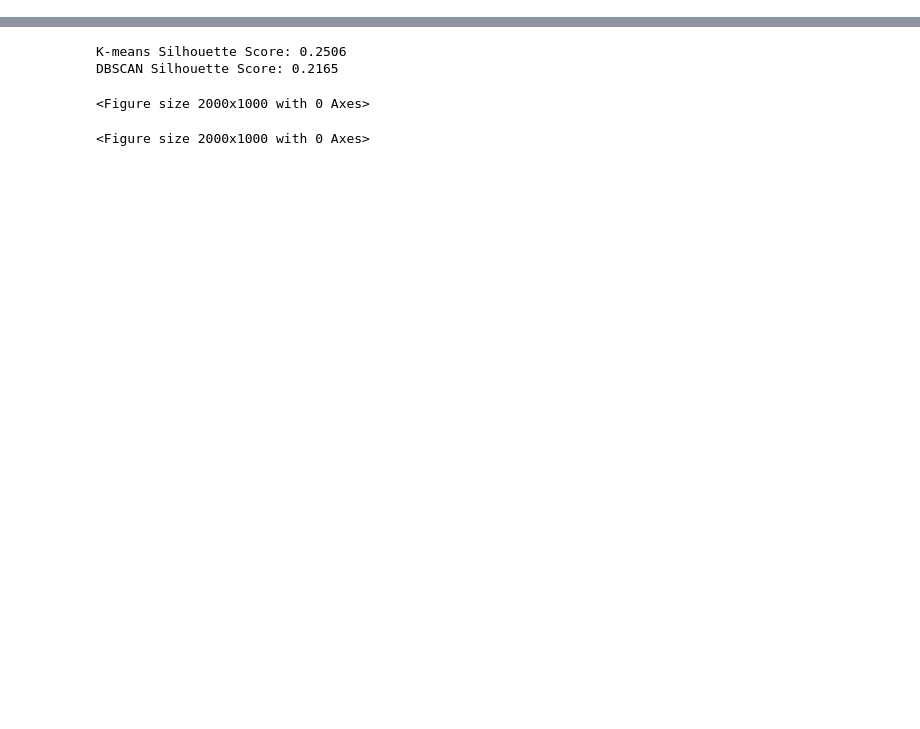
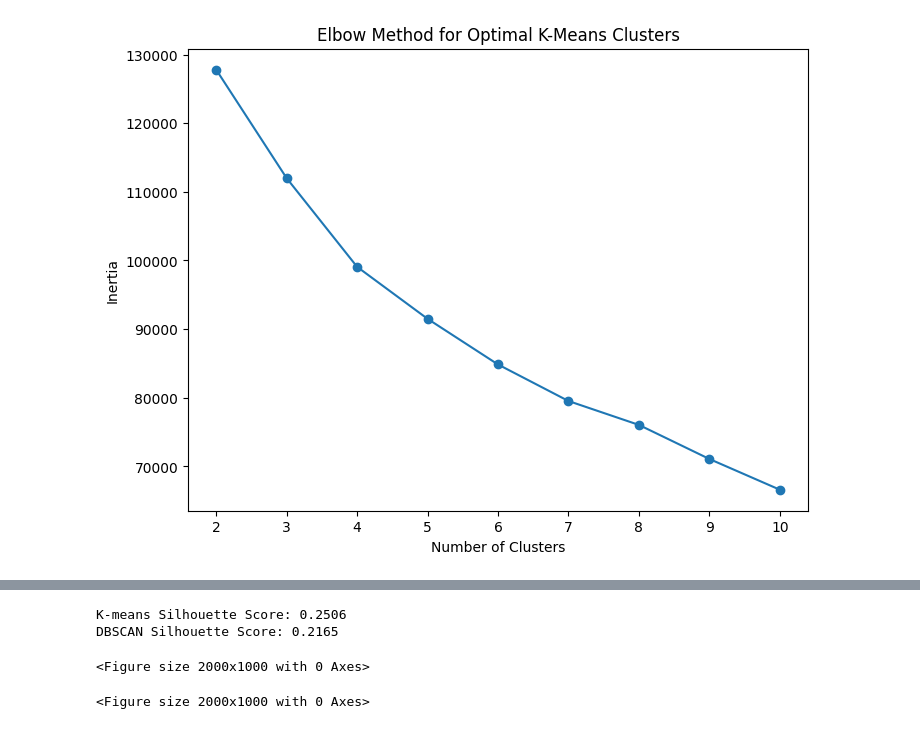
Before and after one commit to NA7RAWY/Comprehensive-Data-Mining-on-Health-Workout-Dataset, a Jupyter notebook: Clustering/Clustering_algo.ipynb, the cells around one changed output, grey strips where cells are left out. Cells and saved outputs as stored; diff of their text form; code cells hidden in the pictures; blank space fills up the shorter version.

Commit message:
cluster finish

```diff
--- a/Clustering/Clustering_algo.ipynb
+++ b/Clustering/Clustering_algo.ipynb
@@ -12,3 +13,20 @@ data_normalized = pd.read_csv("Output/Preprocessed_CC_GENERAL.csv")
 # %%
 scaler = StandardScaler()
 data_scaled = scaler.fit_transform(data_normalized)
+# %%
+inertia = []
+silhouette_scores_kmeans = []
+for k in range(2, 11):  # Trying 2 to 10 clusters
+    kmeans = KMeans(n_clusters=k, n_init=10, random_state=42)
+    kmeans_labels = kmeans.fit_predict(data_scaled)
+    inertia.append(kmeans.inertia_)
+    silhouette_scores_kmeans.append(silhouette_score(data_scaled, kmeans_labels))
+# %%
+plt.figure(figsize=(8, 6))
+plt.plot(range(2, 11), inertia, marker='o')
+plt.title('Elbow Method for Optimal K-Means Clusters')
+plt.xlabel('Number of Clusters')
+plt.ylabel('Inertia')
+plt.show()
+# %% [output]
+[figure, added]
```
Also changed, not shown: parts of 13 cells of this notebook.
